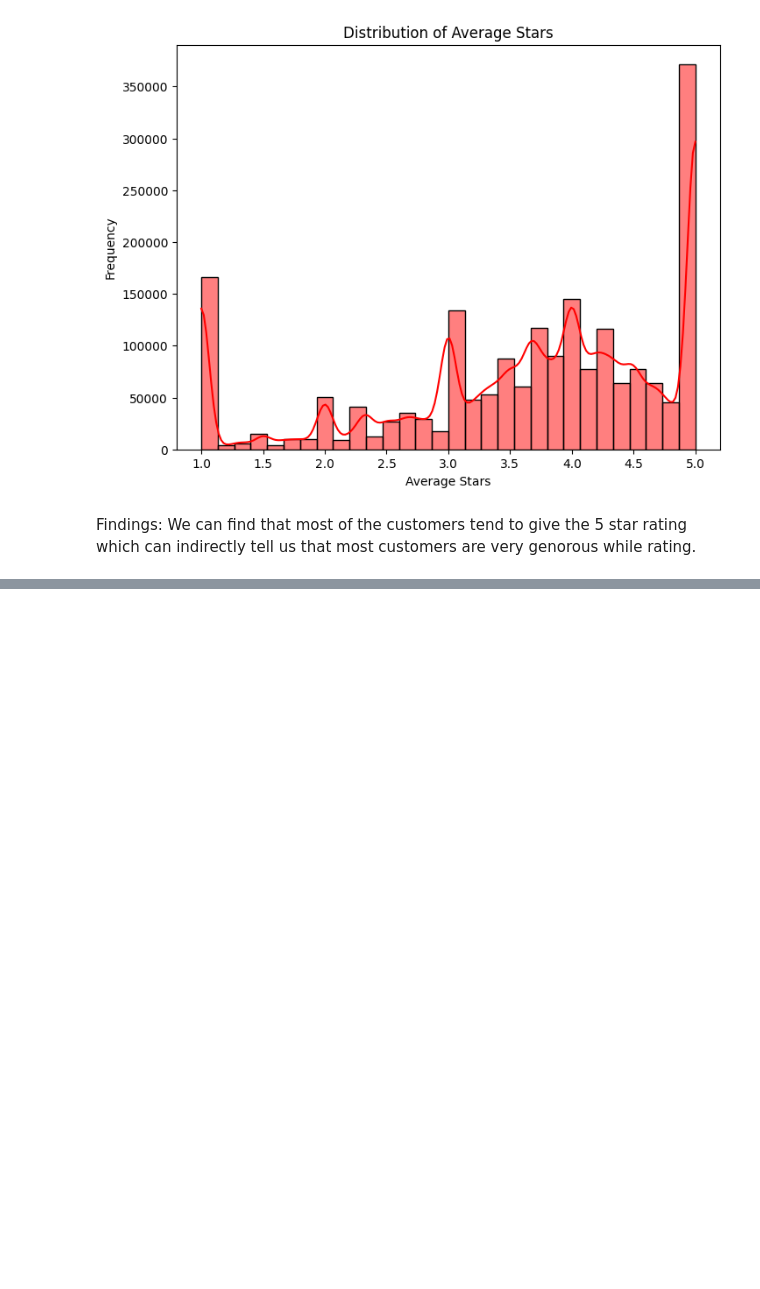
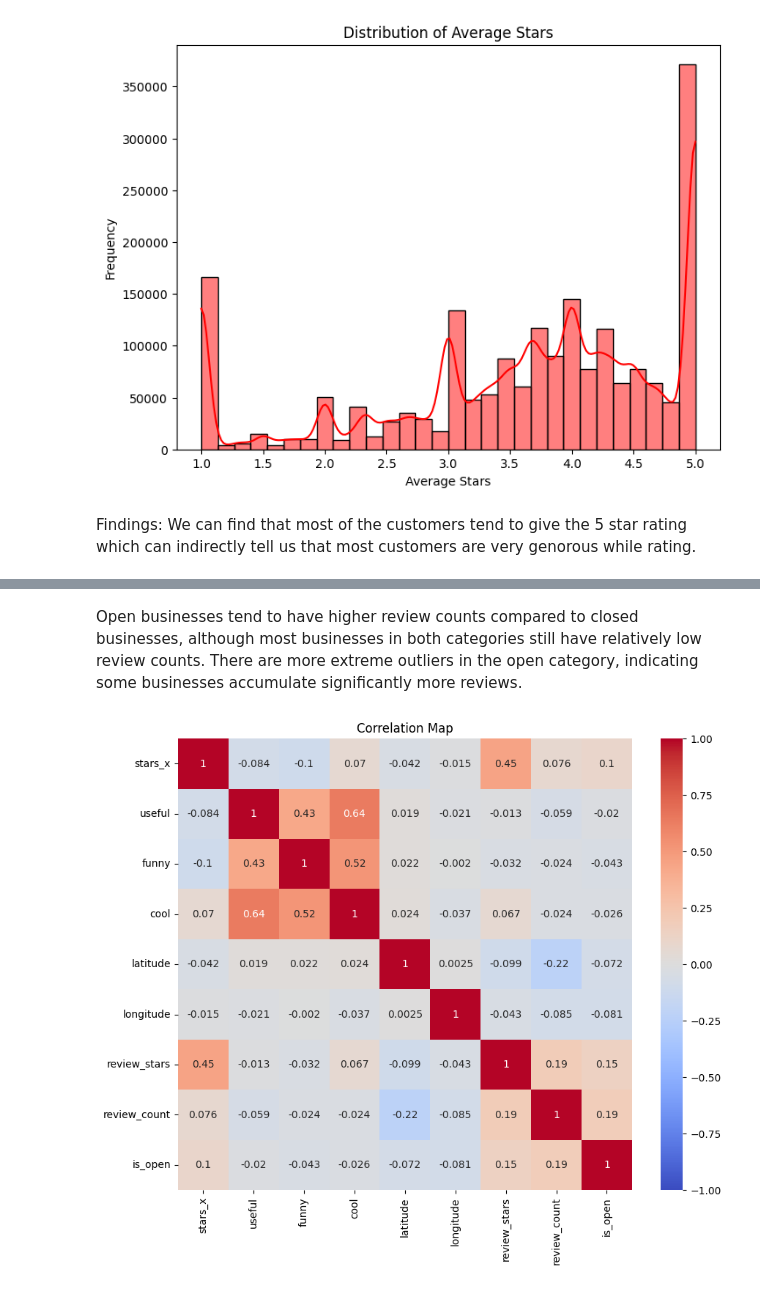
Before and after one commit to MueezAmj/A2_ML2_Bayes, a Jupyter notebook: ML_Assignment1_sem2_EDA.ipynb, the cells around one changed output, grey strips where cells are left out. Drawn from its saved outputs; the diff is of its cells as text; code cells hidden in the pictures; blank space fills up the shorter version.

```diff
--- a/ML_Assignment1_sem2_EDA.ipynb
+++ b/ML_Assignment1_sem2_EDA.ipynb
@@ -618,0 +798,16 @@ Findings: We can find that most of the customers tend to give the 5 star rating
+# %% [markdown]
+Open businesses tend to have higher review counts compared to closed businesses, although most businesses in both categories still have relatively low review counts. There are more extreme outliers in the open category, indicating some businesses accumulate significantly more reviews.
+# %%
+# Select only numeric columns
+
+numeric_data = merged_data.select_dtypes(include=[np.number])
+
+# Compute correlation matrix
+corr_matrix = numeric_data.corr()
+# Plot the heatmap
+plt.figure(figsize=(10, 8))  # Set the size of the heatmap
+sns.heatmap(corr_matrix, annot=True, cmap='coolwarm', vmin=-1, vmax=1)
+plt.title('Correlation Map')
+plt.show()
+# %% [output]
+[figure, added]
```
Also changed, not shown: parts of 76 cells of this notebook.
